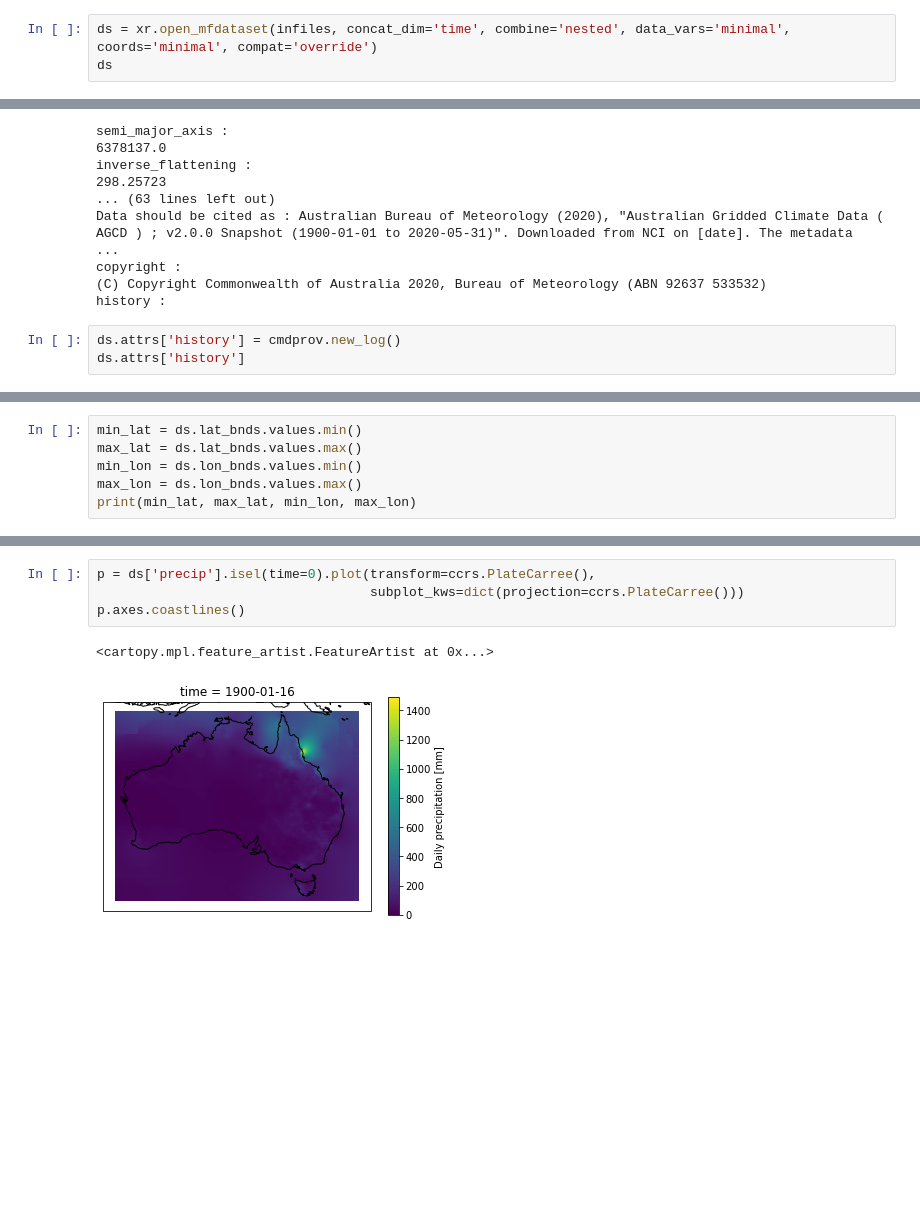
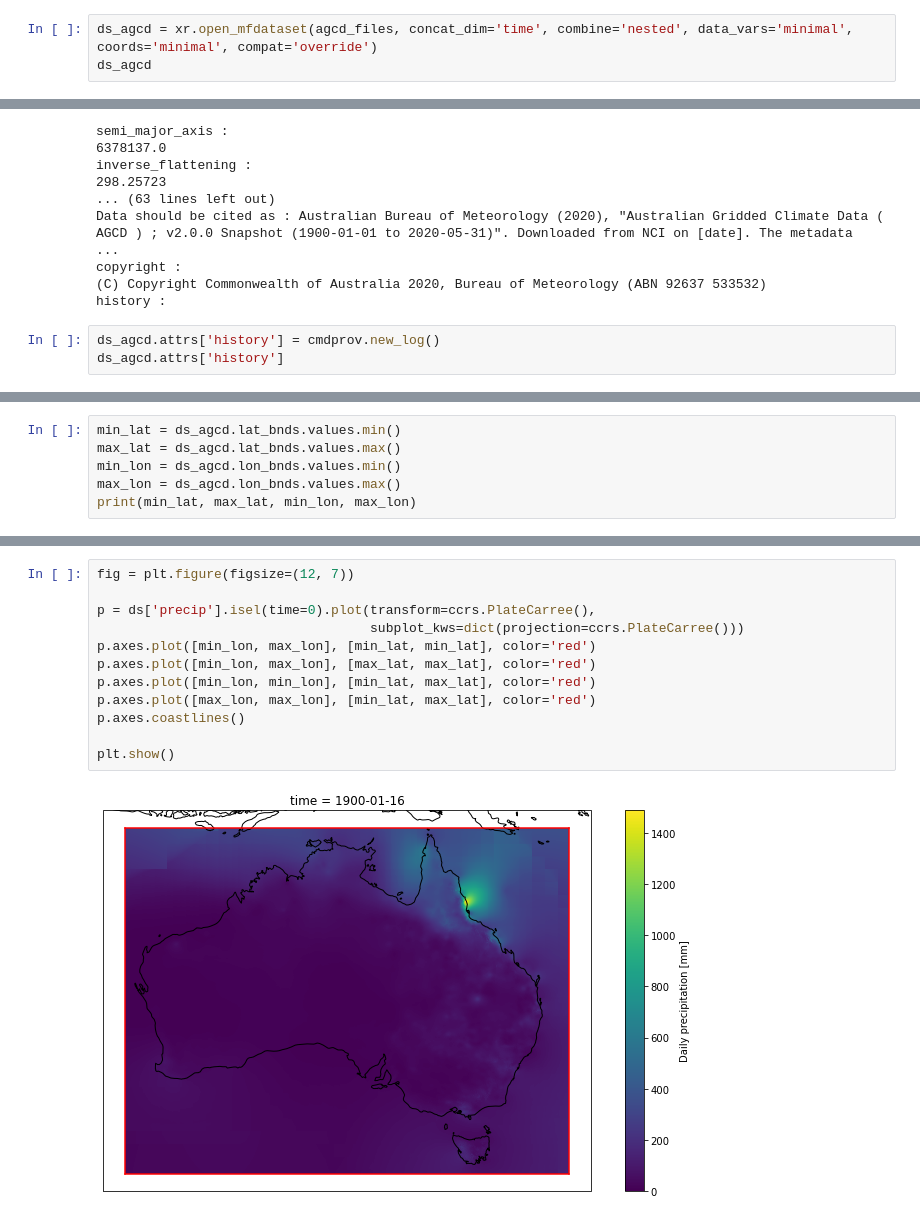
Before and after one commit to AusClimateService/agcd, a Jupyter notebook: Untitled.ipynb, the cells around one changed output, grey strips where cells are left out. Cells and saved outputs as stored; diff of their text form; blank space fills up the shorter version.

```diff
--- a/Untitled.ipynb
+++ b/Untitled.ipynb
@@ -52,8 +54,8 @@ infiles
  '/g/data/zv2/agcd/v2/precip/total/r005/01month/agcd_v2_precip_total_r005_monthly_2019.nc',
  '/g/data/zv2/agcd/v2/precip/total/r005/01month/agcd_v2_precip_total_r005_monthly_2020.nc']
 # %%
-ds = xr.open_mfdataset(infiles, concat_dim='time', combine='nested', data_vars='minimal', coords='minimal', compat='override')
-ds
+ds_agcd = xr.open_mfdataset(agcd_files, concat_dim='time', combine='nested', data_vars='minimal', coords='minimal', compat='override')
+ds_agcd
 # %% [output]
 <xarray.Dataset> Dimensions: (time: 1445, lat: 691, lon: 886, nv: 2) Coordinates: * time (time) datetime64[ns] 1900-01-16 ... 2020-05-16 * lat (lat) float32 -44.5 -44.45 -44.4 -44.35 ... -10.1 -10.05  ...
 xarray.Dataset
@@ -119,6 +121,6 @@ copyright :
 (C) Copyright Commonwealth of Australia 2020, Bureau of Meteorology (ABN 92637 533532)
 history :
 # %%
-ds.attrs['history'] = cmdprov.new_log()
-ds.attrs['history']
+ds_agcd.attrs['history'] = cmdprov.new_log()
+ds_agcd.attrs['history']
 # %% [output]
@@ -128,0 +133,6 @@ zarr_utils.to_zarr(ds, outfile)
+# %%
+min_lat = ds_agcd.lat_bnds.values.min()
+max_lat = ds_agcd.lat_bnds.values.max()
+min_lon = ds_agcd.lon_bnds.values.min()
+max_lon = ds_agcd.lon_bnds.values.max()
+print(min_lat, max_lat, min_lon, max_lon)
@@ -236,6 +225,0 @@ conservative
-# %%
-min_lat = ds.lat_bnds.values.min()
-max_lat = ds.lat_bnds.values.max()
-min_lon = ds.lon_bnds.values.min()
-max_lon = ds.lon_bnds.values.max()
-print(min_lat, max_lat, min_lon, max_lon)
@@ -260,7 +257,14 @@ plt.show()
 # %%
+fig = plt.figure(figsize=(12, 7))
+
 p = ds['precip'].isel(time=0).plot(transform=ccrs.PlateCarree(),
                                    subplot_kws=dict(projection=ccrs.PlateCarree()))
+p.axes.plot([min_lon, max_lon], [min_lat, min_lat], color='red')
+p.axes.plot([min_lon, max_lon], [max_lat, max_lat], color='red')
+p.axes.plot([min_lon, min_lon], [min_lat, max_lat], color='red')
+p.axes.plot([max_lon, max_lon], [min_lat, max_lat], color='red')
 p.axes.coastlines()
+
+plt.show()
 # %% [output]
-<cartopy.mpl.feature_artist.FeatureArtist at 0x...>
-[figure, old version]
+[figure, new version]
```
Also changed, not shown: parts of 21 cells of this notebook.
